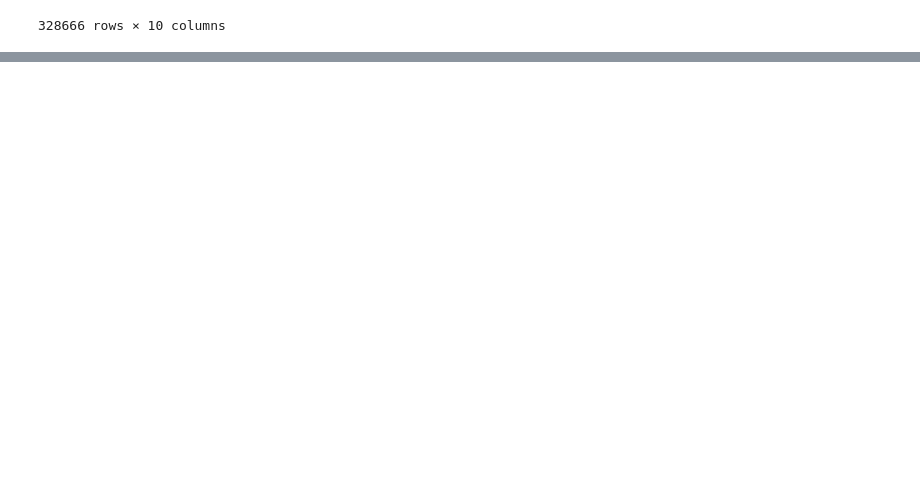
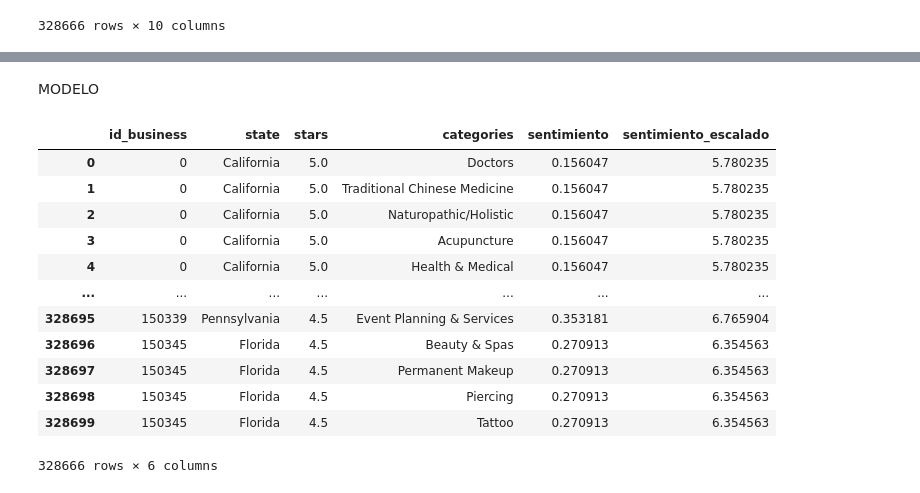
Before and after one commit to SaulZambranoMeza/Proyecto-NOVA, a Jupyter notebook: ML/modelo.ipynb, the cells around one changed output, grey strips where cells are left out. Cells and saved outputs as stored; diff of their text form; code cells hidden in the pictures; blank space fills up the shorter version.

```diff
--- a/ML/modelo.ipynb
+++ b/ML/modelo.ipynb
@@ -22,3 +32,6 @@ df_ml
 | 328698 | 150345 | Sic Ink | Apollo beach | Florida | 4.5 | 9 | 1 | Piercing | 0.270913 | ... |
 | 328699 | 150345 | Sic Ink | Apollo beach | Florida | 4.5 | 9 | 1 | Tattoo | 0.270913 | ... |
 328666 rows × 10 columns
+# %%
+#Limpio las columnas que no utilizare
+df_ml_procesado=df_ml.drop(['is_open','review_count','name','city'], axis=1)
@@ -24,0 +80,18 @@ df_ml
+# %% [markdown]
+MODELO
+# %%
+df_ml_procesado
+# %% [output]
+|  | id_business | state | stars | categories | sentimiento | sentimiento_escalado |
+| 0 | 0 | California | 5.0 | Doctors | 0.156047 | 5.780235 |
+| 1 | 0 | California | 5.0 | Traditional Chinese Medicine | 0.156047 | 5.780235 |
+| 2 | 0 | California | 5.0 | Naturopathic/Holistic | 0.156047 | 5.780235 |
+| 3 | 0 | California | 5.0 | Acupuncture | 0.156047 | 5.780235 |
+| 4 | 0 | California | 5.0 | Health & Medical | 0.156047 | 5.780235 |
+| ... | ... | ... | ... | ... | ... | ... |
+| 328695 | 150339 | Pennsylvania | 4.5 | Event Planning & Services | 0.353181 | 6.765904 |
+| 328696 | 150345 | Florida | 4.5 | Beauty & Spas | 0.270913 | 6.354563 |
+| 328697 | 150345 | Florida | 4.5 | Permanent Makeup | 0.270913 | 6.354563 |
+| 328698 | 150345 | Florida | 4.5 | Piercing | 0.270913 | 6.354563 |
+| 328699 | 150345 | Florida | 4.5 | Tattoo | 0.270913 | 6.354563 |
+328666 rows × 6 columns
```
Also changed, not shown: parts of 19 cells of this notebook, 3 other files.
